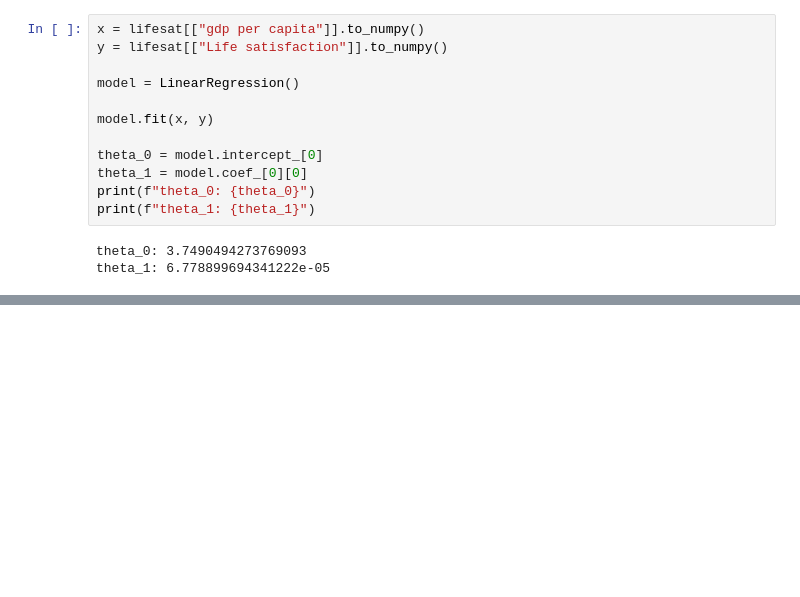
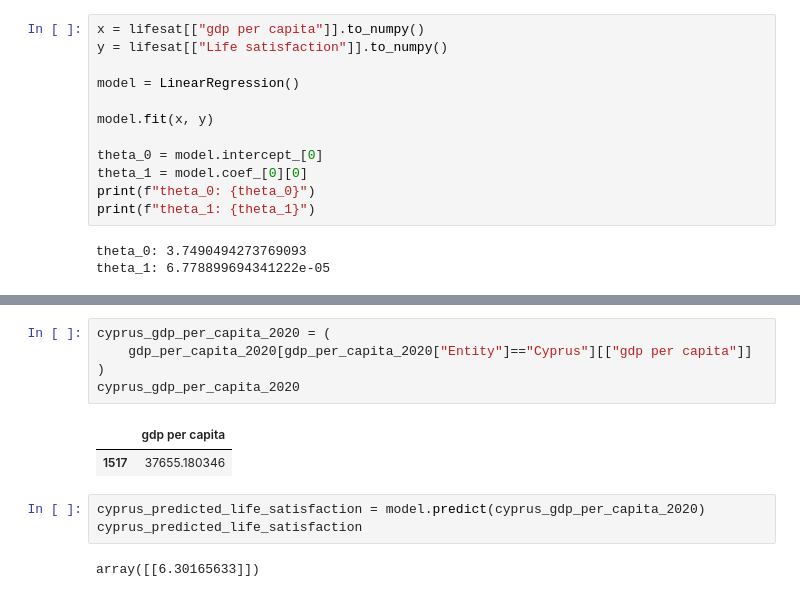
Before and after one commit to jguzik1/Wstep_do_uczenia_maszynowego, a Jupyter notebook: zajecia1.ipynb, the cells around one changed output, grey strips where cells are left out. Cells and saved outputs as stored; diff of their text form; blank space fills up the shorter version.

```diff
--- a/zajecia1.ipynb
+++ b/zajecia1.ipynb
@@ -169,0 +178,13 @@ theta_1: 6.778899694341222e-05
+# %%
+cyprus_gdp_per_capita_2020 = (
+    gdp_per_capita_2020[gdp_per_capita_2020["Entity"]=="Cyprus"][["gdp per capita"]]
+)
+cyprus_gdp_per_capita_2020
+# %% [output]
+|  | gdp per capita |
+| 1517 | 37655.180346 |
+# %%
+cyprus_predicted_life_satisfaction = model.predict(cyprus_gdp_per_capita_2020)
+cyprus_predicted_life_satisfaction
+# %% [output]
+array([[6.30165633]])
```
Also changed, not shown: parts of 3 cells of this notebook, 2 other files.
